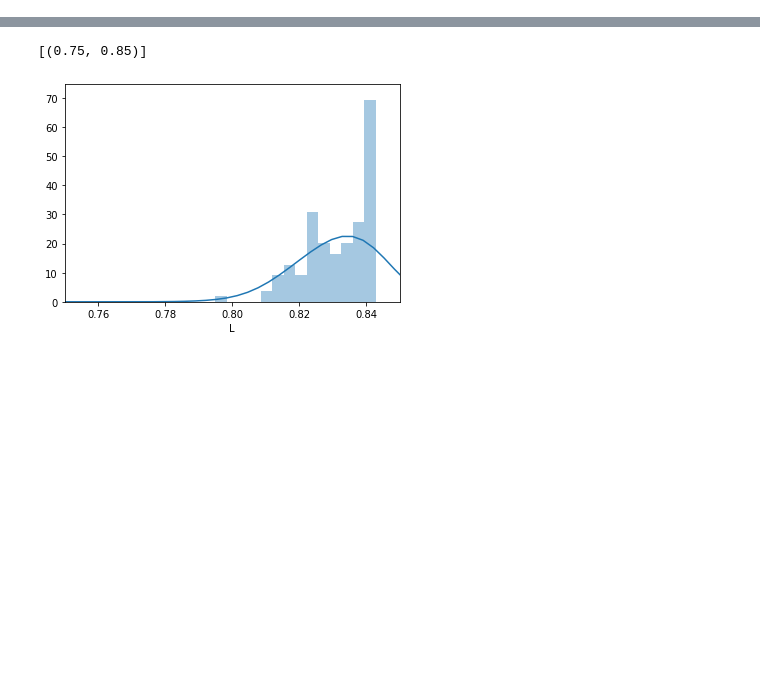
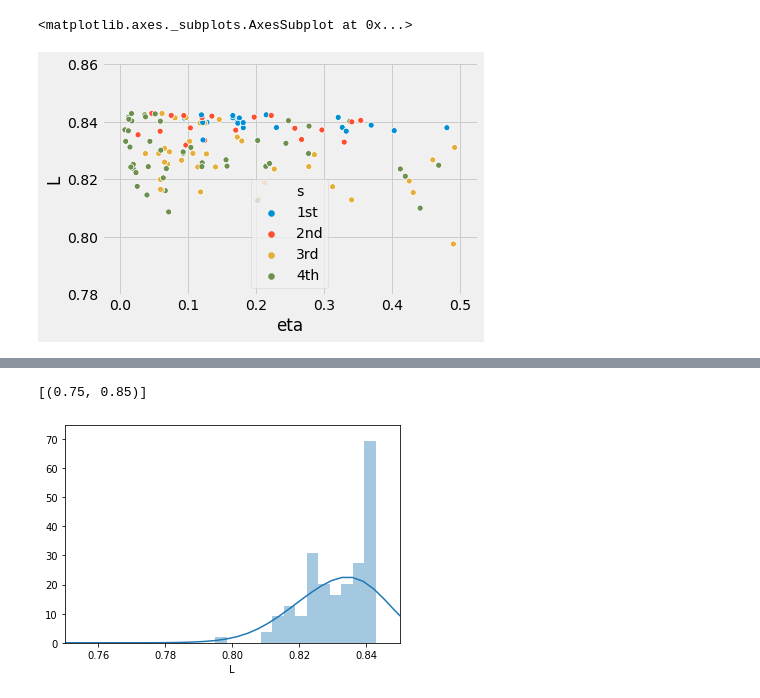
Before and after one commit to dvddn/BAIHB, a Jupyter notebook: Analysis HB results-Copy1.ipynb, the cells around one changed output, grey strips where cells are left out. Drawn from its saved outputs; the diff is of its cells as text; code cells hidden in the pictures; blank space fills up the shorter version.

Commit message:
Some more mods to run just HB and plot results

```diff
--- a/Analysis HB results-Copy1.ipynb
+++ b/Analysis HB results-Copy1.ipynb
@@ -4,3 +5,38 @@ import pandas as pd
 # %%
 with open('results_log.pkl', 'rb') as handle:
     res = pickle.load(handle)
+# %%
+etas = [x[-1] for x in res.evals.conf]
+# %%
+tab = res.evals
+tab['s'] = 0
+tab.reset_index(drop=True, inplace=True)
+tab['s'] = (tab.index)%8
+# %%
+def mapping(x):
+    if x>3:
+        return 3
+    elif x in [2,3]:
+        return 2
+    else:
+        return x
+
+def mapping2(x):
+    if x==0:
+        return '1st'
+    elif x==1:
+        return '2nd'
+    elif x==2:
+        return '3rd'
+    else:
+        return '4th'
+# %%
+tab.s = tab.s.apply(lambda x: mapping(x))
+tab.s = tab.s.apply(lambda x: mapping2(x))
+tab['eta'] = etas
+tab = tab[tab.L>0.6]
+# %%
+sns.scatterplot(tab.eta, tab.L, hue=tab.s)
+# %% [output]
+<matplotlib.axes._subplots.AxesSubplot at 0x...>
+[figure, added]
```
Also changed, not shown: parts of 3 cells of this notebook, 14 other files.
